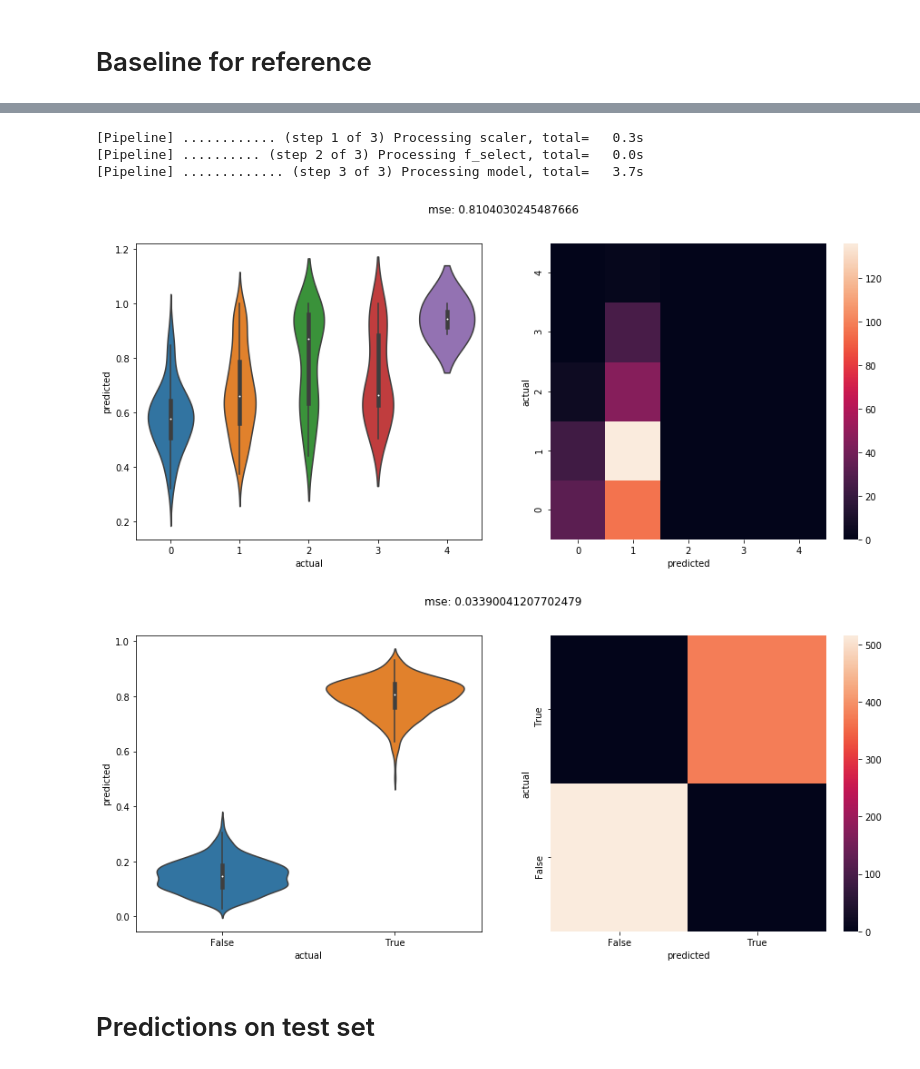
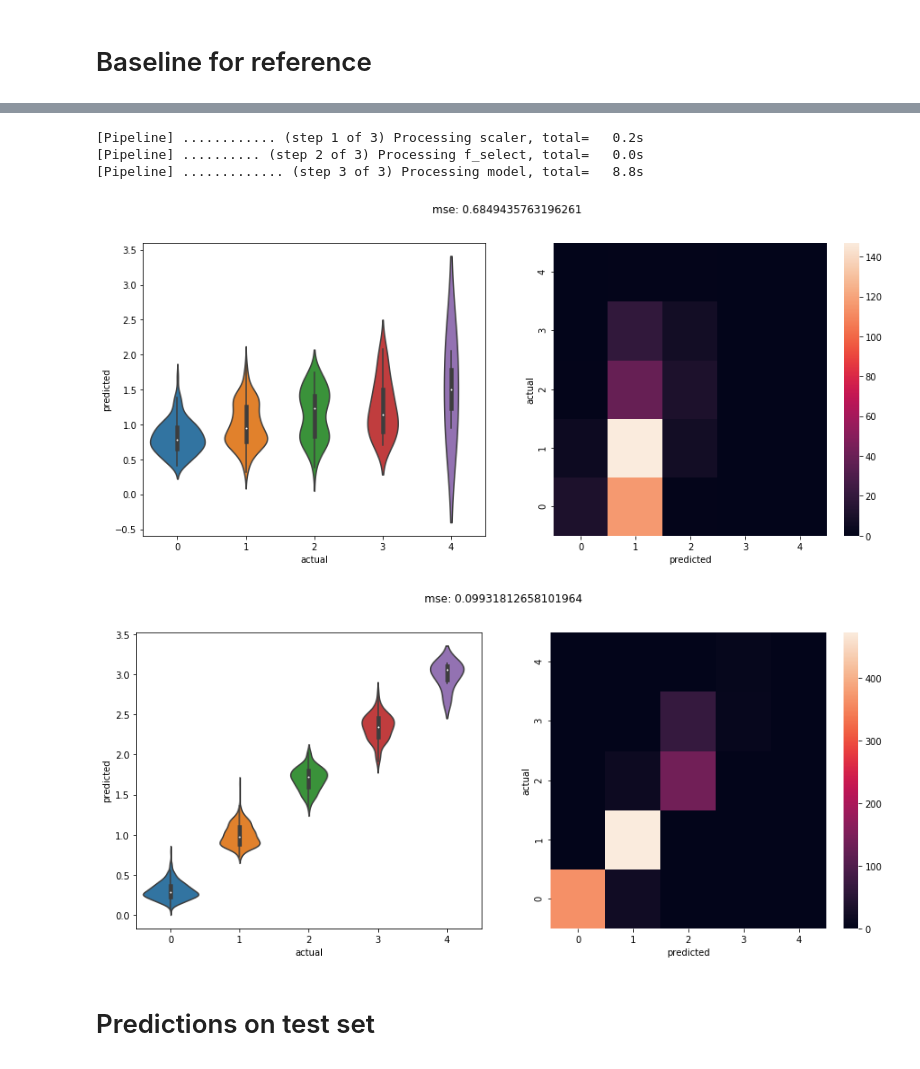
Before and after one commit to huangy6/beat_pd, a Jupyter notebook: Predictions.ipynb, the cells around one changed output, grey strips where cells are left out. Cells and saved outputs as stored; diff of their text form; code cells hidden in the pictures.

```diff
--- a/Predictions.ipynb
+++ b/Predictions.ipynb
@@ -221,6 +202,6 @@ cv_results.sort_values(by='rank_test_score')
 # %%
 winner = cv_fit.best_estimator_
-winner_fp = f'models/paramsweep_winners/binary_{type(model).__name__}_{label}.model'
+winner_fp = f'models/paramsweep_winners/{type(model).__name__}_{label}.model'
 with open(winner_fp, 'wb') as f:
     dill.dump(winner, f)
 # %% [markdown]
@@ -245,33 +223,33 @@ Text(0.5, 1.0, 'mse of null model: -0.254005')
 # %%
-with open(f'models/paramsweep_winners/binary_RandomForestRegressor_{label}.model', 'rb') as f:
+with open(f'models/paramsweep_winners/RandomForestRegressor_{label}.model', 'rb') as f:
     winner = dill.load(f)
 # %%
 x_train, x_test, y_train, y_test = model_selection.train_test_split(X, y, test_size=.25, stratify=y)
 # x_train, y_train = smote.fit_resample(x_train, y_train)
 
 with joblib.parallel_backend('loky'):
-    winner.fit(x_train, y_train.astype('bool'))
+    winner.fit(x_train, y_train)
     pred = winner.predict(x_test)
 
 fig, (ax1, ax2) = plt.subplots(1, 2, figsize=(15, 6))
 
 sns.violinplot(data=pd.DataFrame({'actual': y_test, 'predicted': pred}), x='actual', y='predicted', ax=ax1)
 
 # confusion matrix
 label_vals = np.sort(y_test.unique())
 cm = metrics.confusion_matrix(y_test, np.round(pred), labels=label_vals)
 sns.heatmap(cm, xticklabels=label_vals, yticklabels=label_vals, ax=ax2)
 ax2.set_xlabel('predicted')
 ax2.set_ylabel('actual')
 ax2.invert_yaxis()
 
 mse = metrics.mean_squared_error(y_test, pred)
 _ = fig.suptitle(f'mse: {mse}')
 # %% [output]
-[Pipeline] ............ (step 1 of 3) Processing scaler, total=   0.3s
+[Pipeline] ............ (step 1 of 3) Processing scaler, total=   0.2s
 [Pipeline] .......... (step 2 of 3) Processing f_select, total=   0.0s
-[Pipeline] ............. (step 3 of 3) Processing model, total=   3.7s
+[Pipeline] ............. (step 3 of 3) Processing model, total=   8.8s
-[figure, old version]
+[figure, new version]
 # %%
 # training set recall
 x_test, y_test = x_train, y_train
@@ -292,7 +270,7 @@ ax2.invert_yaxis()
 mse = metrics.mean_squared_error(y_test, pred)
 _ = fig.suptitle(f'mse: {mse}')
 # %% [output]
-[figure, old version]
+[figure, new version]
 # %% [markdown]
 # Predictions on test set
 # %%
```
Also changed, not shown: parts of 4 cells of this notebook, 1 other file.
